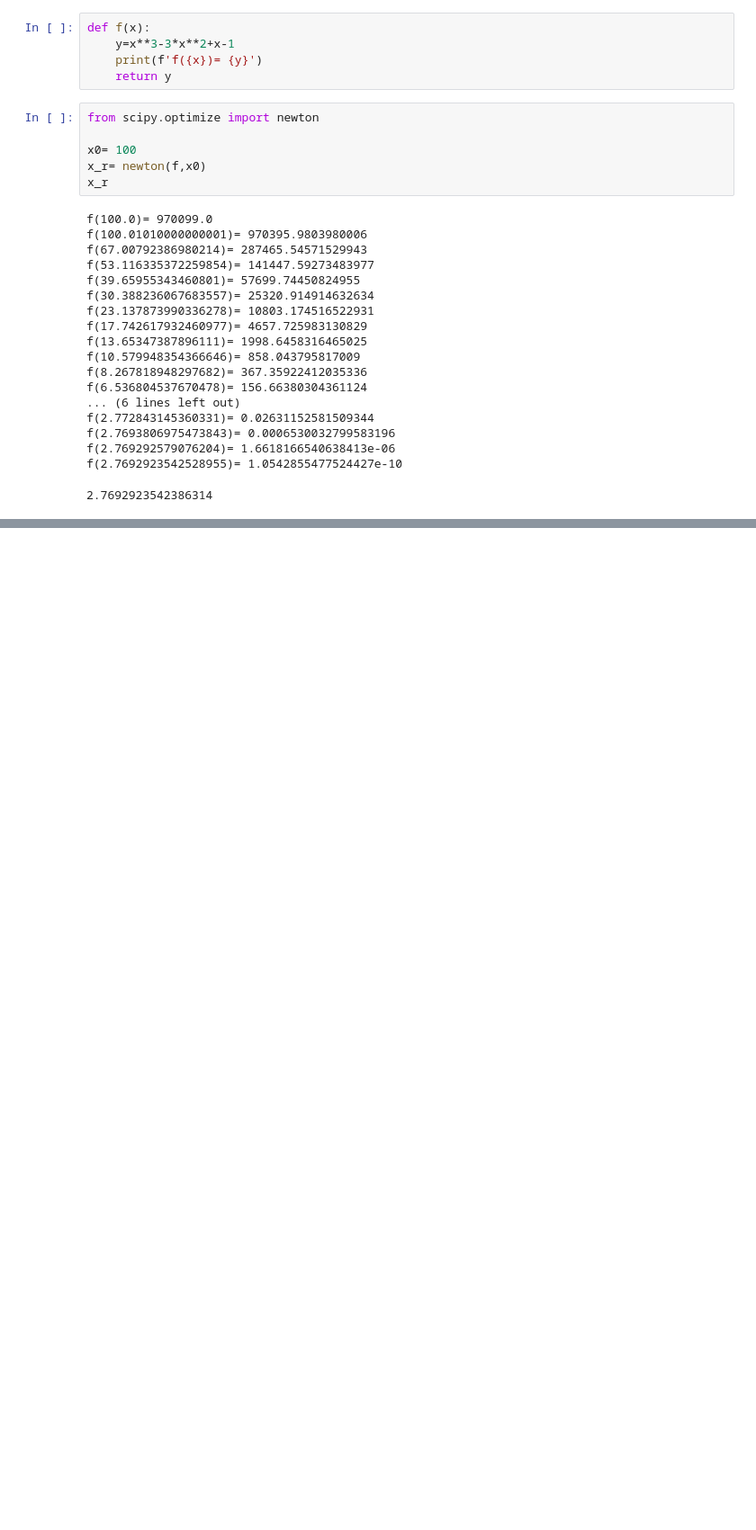
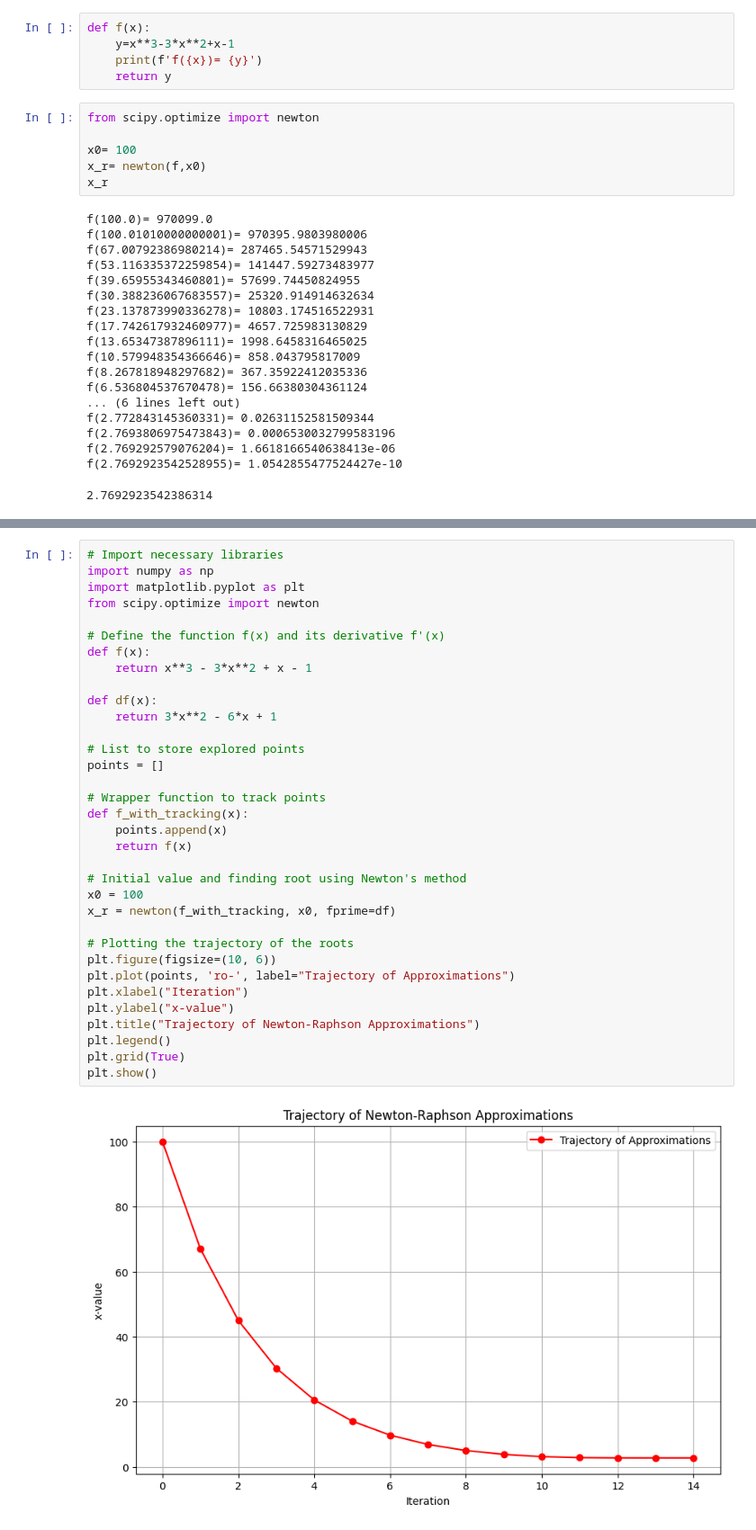
Before and after one commit to Erickezro/Metodos-Numericos, a Jupyter notebook: Taller 02/Taller 02.ipynb, the cells around one changed output, grey strips where cells are left out. Shown at 90% size. Cells and saved outputs as stored; diff of their text form; blank space fills up the shorter version.

```diff
--- a/Taller 02/Taller 02.ipynb
+++ b/Taller 02/Taller 02.ipynb
@@ -62,0 +90,36 @@ f(2.7692923542528955)= 1.0542855477524427e-10
+# %%
+# Import necessary libraries
+import numpy as np
+import matplotlib.pyplot as plt
+from scipy.optimize import newton
+
+# Define the function f(x) and its derivative f'(x)
+def f(x):
+    return x**3 - 3*x**2 + x - 1
+
+def df(x):
+    return 3*x**2 - 6*x + 1
+
+# List to store explored points
+points = []
+
+# Wrapper function to track points
+def f_with_tracking(x):
+    points.append(x)
+    return f(x)
+
+# Initial value and finding root using Newton's method
+x0 = 100
+x_r = newton(f_with_tracking, x0, fprime=df)
+
+# Plotting the trajectory of the roots
+plt.figure(figsize=(10, 6))
+plt.plot(points, 'ro-', label="Trajectory of Approximations")
+plt.xlabel("Iteration")
+plt.ylabel("x-value")
+plt.title("Trajectory of Newton-Raphson Approximations")
+plt.legend()
+plt.grid(True)
+plt.show()
+# %% [output]
+[figure, added]
```
Also changed, not shown: parts of 2 cells of this notebook.
